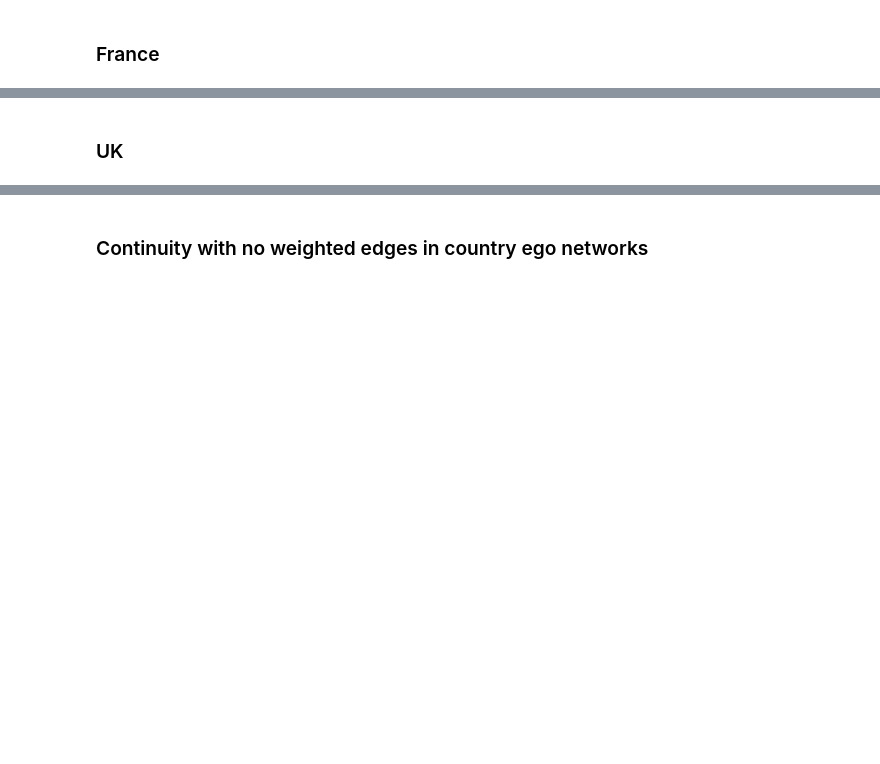
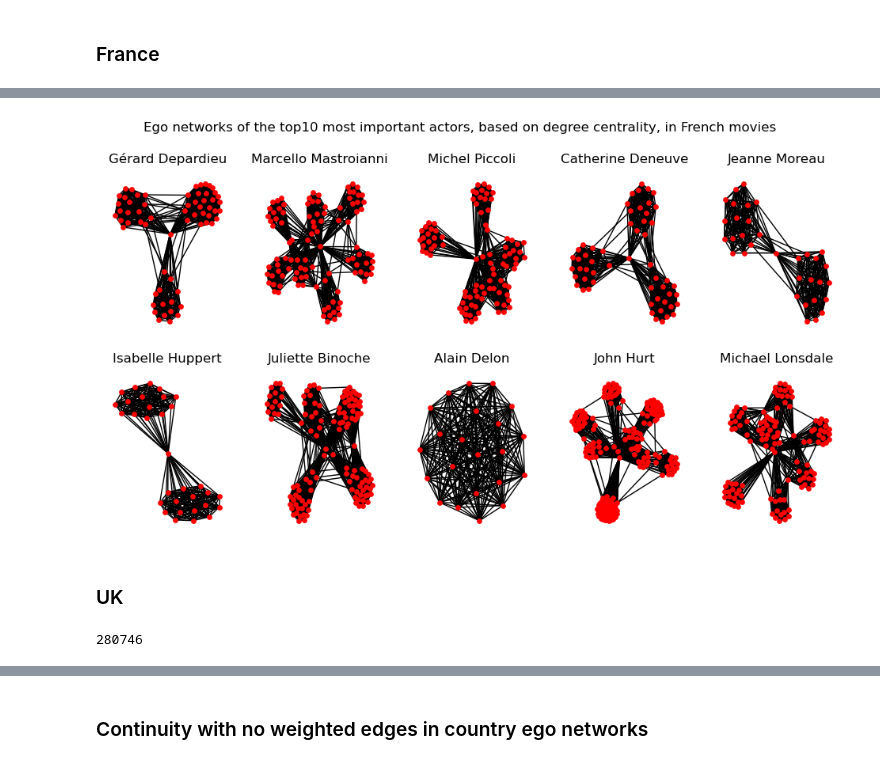
Before and after one commit to epfl-ada/ada-2022-project-shno, a Jupyter notebook: ego_network.ipynb, the cells around one changed output, grey strips where cells are left out. Drawn from its saved outputs; the diff is of its cells as text; code cells hidden in the pictures; blank space fills up the shorter version.

```diff
--- a/ego_network.ipynb
+++ b/ego_network.ipynb
@@ -256,2 +304,9 @@ k_core_subgraph_usa[8].size()
 # %% [markdown]
 ### France
+# %%
+fr_ego_network = [nx.ego_graph(G_fr, ego[0]) for ego in fr_ego_names]
+# %%
+%%time
+# extract the k-core subgraph of the ego network
+k_fr = 15
+k_core_subgraph_fr = filter_k_core(G_fr, k_fr, fr_ego_names, fr_ego_network)
@@ -258,2 +316,6 @@ k_core_subgraph_usa[8].size()
+# %%
+plot_ego_nets(k_core_subgraph_fr, 'French', fr_ego_names, 'red')
+# %% [output]
+[figure, added]
 # %% [markdown]
 ### UK
@@ -259,0 +330,4 @@ k_core_subgraph_usa[8].size()
+# %%
+G_uk.size()
+# %% [output]
+280746
```
Also changed, not shown: parts of 34 cells of this notebook.
